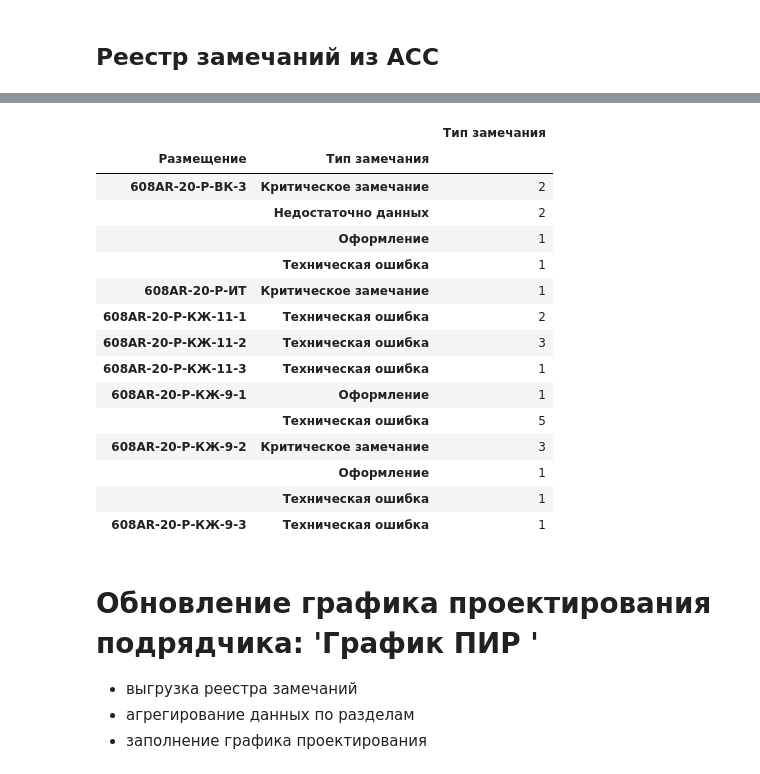
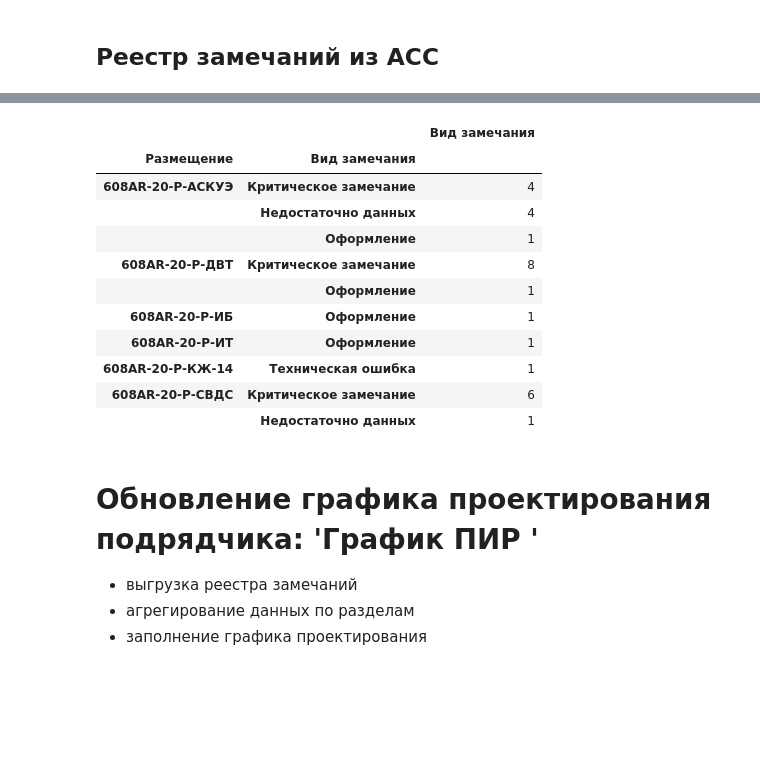
Before and after one commit to AlexeyTri/PROJECT_SCOOL, a Jupyter notebook: ActualGraphicBASE_ipynb".ipynb, the cells around one changed output, grey strips where cells are left out. Saved outputs shown, nothing was run; the diff lists cells and outputs as text; code cells hidden in the pictures; blank space fills up the shorter version.

```diff
--- a/ActualGraphicBASE_ipynb".ipynb
+++ b/ActualGraphicBASE_ipynb".ipynb
@@ -268,28 +268,24 @@ Saving Сводка по проблемам-202303030901.xlsx to Сводка п
 # %%
-value_essuse = pd.read_excel(open('Сводка по проблемам-202303030901.xlsx', 'rb'), sheet_name=1)
+value_essuse = pd.read_excel(open('Сводка по проблемам EXCEL-202303200933.xlsx', 'rb'), sheet_name=1)
 value_essuse = value_essuse[(value_essuse['Статус'] == 'Открыто') & (value_essuse['Тип'].isin(['Замечание к РД','Замечания к ПД']))]
 value_essuse.loc[:, 'Размещение'] =  value_essuse['Размещение'].map(lambda x: str(x).split('.pdf')[0].split('_')[0])
-value_essuse = value_essuse.loc[:, idx['Размещение','Тип замечания']]
-agg_func_count = {'Тип замечания': 'count'}
-value_essuse = value_essuse.groupby(['Размещение','Тип замечания']).agg(agg_func_count)
+value_essuse = value_essuse.loc[:, idx['Размещение','Вид замечания']]
+agg_func_count = {'Вид замечания': 'count'}
+value_essuse = value_essuse.groupby(['Размещение','Вид замечания']).agg(agg_func_count)
 value_essuse
 # %% [output]
-|  |  | Тип замечания |
-| Размещение | Тип замечания |  |
-| 608AR-20-Р-ВК-3 | Критическое замечание | 2 |
-|  | Недостаточно данных | 2 |
+|  |  | Вид замечания |
+| Размещение | Вид замечания |  |
+| 608AR-20-Р-АСКУЭ | Критическое замечание | 4 |
+|  | Недостаточно данных | 4 |
 |  | Оформление | 1 |
-|  | Техническая ошибка | 1 |
-| 608AR-20-Р-ИТ | Критическое замечание | 1 |
-| 608AR-20-Р-КЖ-11-1 | Техническая ошибка | 2 |
-| 608AR-20-Р-КЖ-11-2 | Техническая ошибка | 3 |
-| 608AR-20-Р-КЖ-11-3 | Техническая ошибка | 1 |
-| 608AR-20-Р-КЖ-9-1 | Оформление | 1 |
-|  | Техническая ошибка | 5 |
-| 608AR-20-Р-КЖ-9-2 | Критическое замечание | 3 |
+| 608AR-20-Р-ДВТ | Критическое замечание | 8 |
 |  | Оформление | 1 |
-|  | Техническая ошибка | 1 |
-| 608AR-20-Р-КЖ-9-3 | Техническая ошибка | 1 |
+| 608AR-20-Р-ИБ | Оформление | 1 |
+| 608AR-20-Р-ИТ | Оформление | 1 |
+| 608AR-20-Р-КЖ-14 | Техническая ошибка | 1 |
+| 608AR-20-Р-СВДС | Критическое замечание | 6 |
+|  | Недостаточно данных | 1 |
 # %% [markdown]
 # **Обновление графика проектирования подрядчика: 'График ПИР '**
 
```
Also changed, not shown: parts of 19 cells of this notebook.
